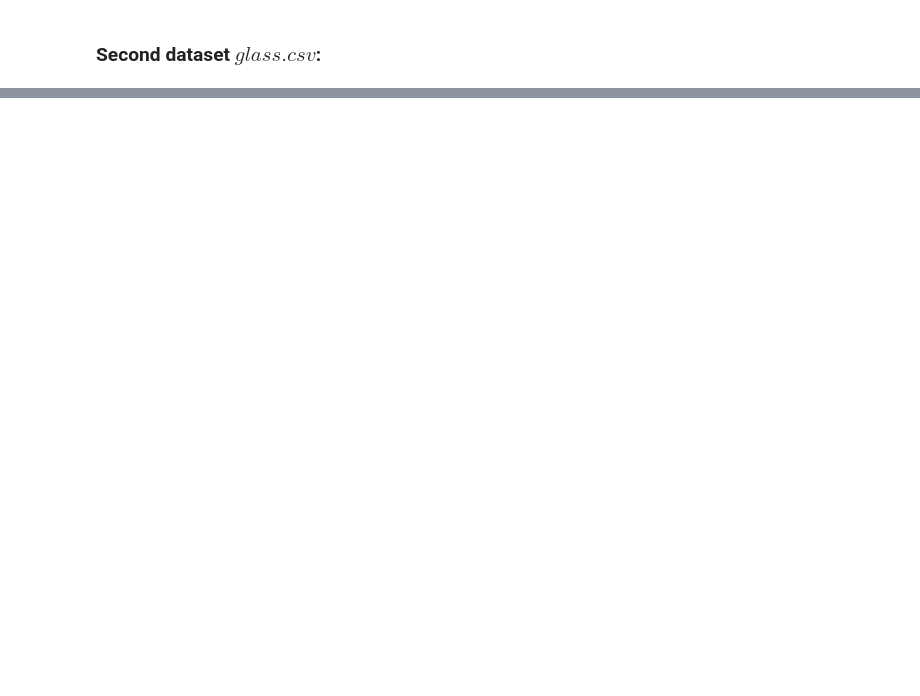
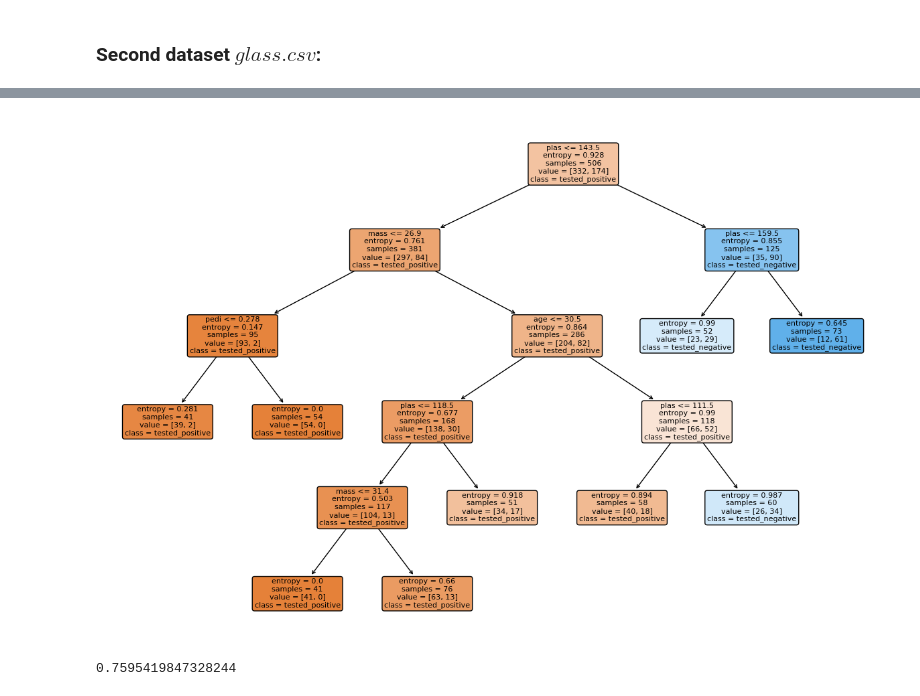
Before and after one commit to AnkieFan/NotesDumpingGround, a Jupyter notebook: ML/assigns/lab1/lab1.ipynb, the cells around one changed output, grey strips where cells are left out. Drawn from its saved outputs; the diff is of its cells as text; code cells hidden in the pictures; blank space fills up the shorter version.

```diff
--- a/ML/assigns/lab1/lab1.ipynb
+++ b/ML/assigns/lab1/lab1.ipynb
@@ -156,0 +187,10 @@ plot_diagram(x,y)
+# %%
+X_train, X_test, Y_train, Y_test = train_test_split(X1, Y1, test_size=0.34, random_state=10)
+clf = tree.DecisionTreeClassifier(criterion='entropy', min_samples_leaf=41)
+clf = clf.fit(X_train, Y_train)
+show_figure(df1, Y1, clf)
+Yp = clf.predict(X_test)
+accuracy_score(Y_test,Yp)
+# %% [output]
+[figure, added]
+0.7595419847328244
```
Also changed, not shown: parts of 8 cells of this notebook, 12 other files.
